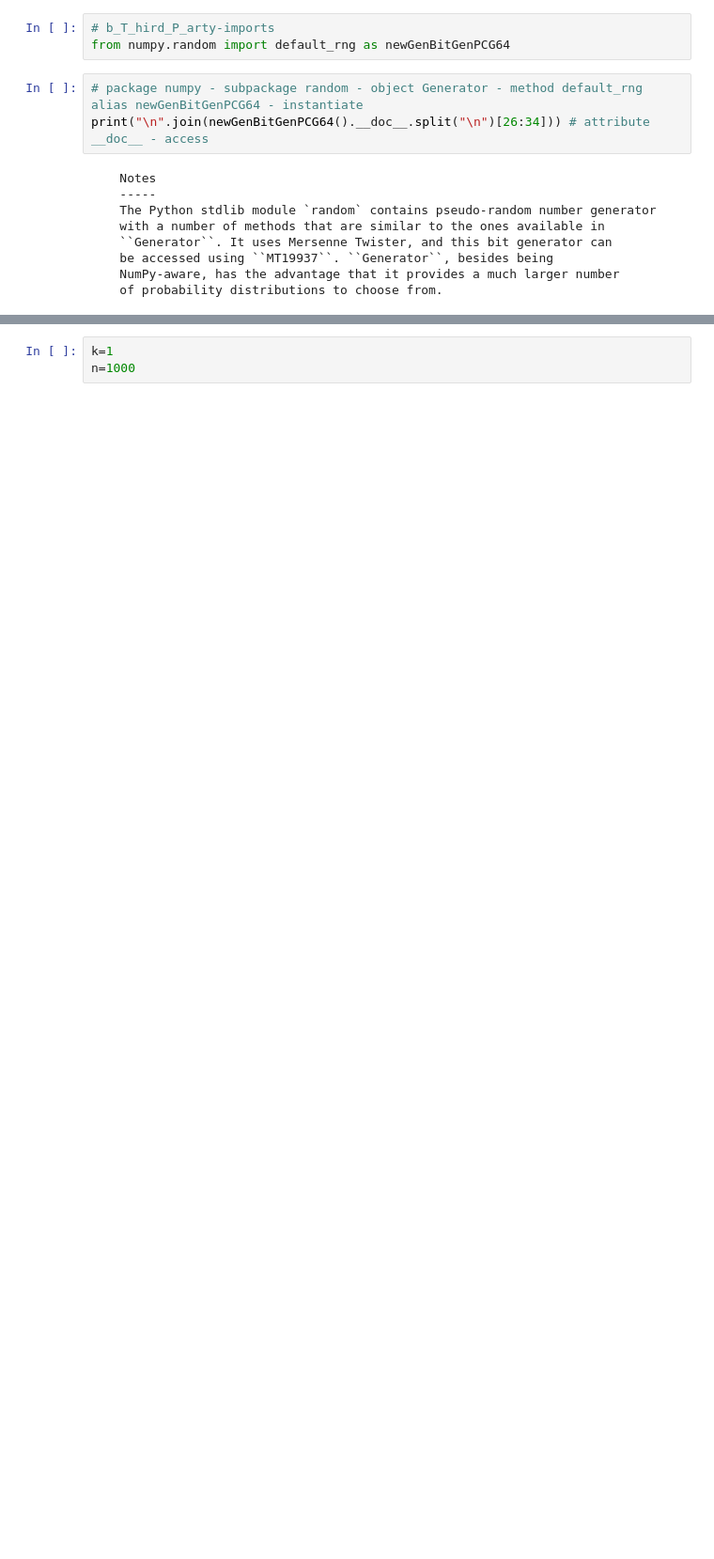
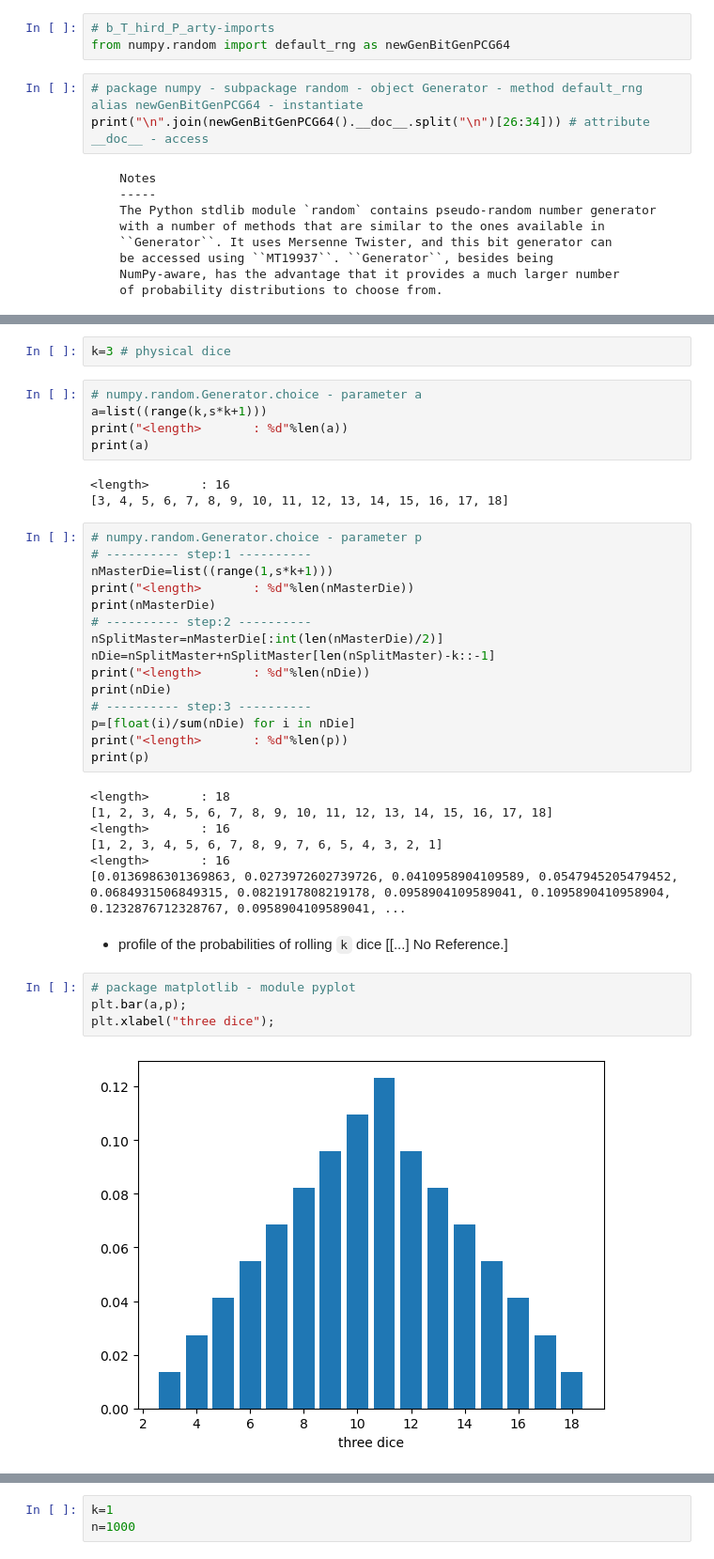
Before and after one commit to E6985/fda-tasks, a Jupyter notebook: Fundamentals-of-Data-Analysis-Tasks-2020.ipynb, the cells around one changed output, grey strips where cells are left out. Shown at 94% size. Cells and saved outputs as stored; diff of their text form; blank space fills up the shorter version.

```diff
--- a/Fundamentals-of-Data-Analysis-Tasks-2020.ipynb
+++ b/Fundamentals-of-Data-Analysis-Tasks-2020.ipynb
@@ -750,0 +796,40 @@ n=3 # roll die/dice
+# %%
+k=3 # physical dice
+# %%
+# numpy.random.Generator.choice - parameter a
+a=list((range(k,s*k+1)))
+print("<length>       : %d"%len(a))
+print(a)
+# %% [output]
+<length>       : 16
+[3, 4, 5, 6, 7, 8, 9, 10, 11, 12, 13, 14, 15, 16, 17, 18]
+# %%
+# numpy.random.Generator.choice - parameter p
+# ---------- step:1 ----------
+nMasterDie=list((range(1,s*k+1)))
+print("<length>       : %d"%len(nMasterDie))
+print(nMasterDie)
+# ---------- step:2 ----------
+nSplitMaster=nMasterDie[:int(len(nMasterDie)/2)]
+nDie=nSplitMaster+nSplitMaster[len(nSplitMaster)-k::-1]
+print("<length>       : %d"%len(nDie))
+print(nDie)
+# ---------- step:3 ----------
+p=[float(i)/sum(nDie) for i in nDie]
+print("<length>       : %d"%len(p))
+print(p)
+# %% [output]
+<length>       : 18
+[1, 2, 3, 4, 5, 6, 7, 8, 9, 10, 11, 12, 13, 14, 15, 16, 17, 18]
+<length>       : 16
+[1, 2, 3, 4, 5, 6, 7, 8, 9, 7, 6, 5, 4, 3, 2, 1]
+<length>       : 16
+[0.0136986301369863, 0.0273972602739726, 0.0410958904109589, 0.0547945205479452, 0.0684931506849315, 0.0821917808219178, 0.0958904109589041, 0.1095890410958904, 0.1232876712328767, 0.0958904109589041, ...
+# %% [markdown]
+- profile of the probabilities of rolling ``k`` dice [[...] No Reference.]
+# %%
+# package matplotlib - module pyplot
+plt.bar(a,p);
+plt.xlabel("three dice");
+# %% [output]
+[figure, added]
```
Also changed, not shown: parts of 154 cells of this notebook.
